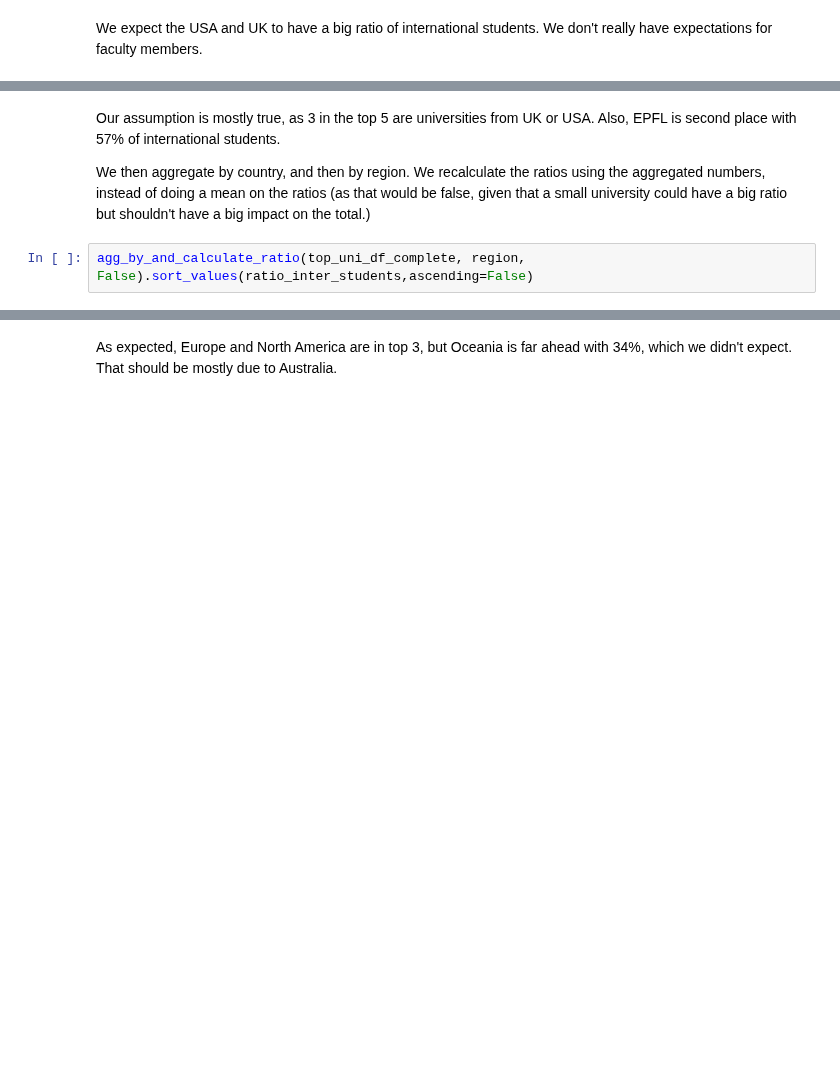
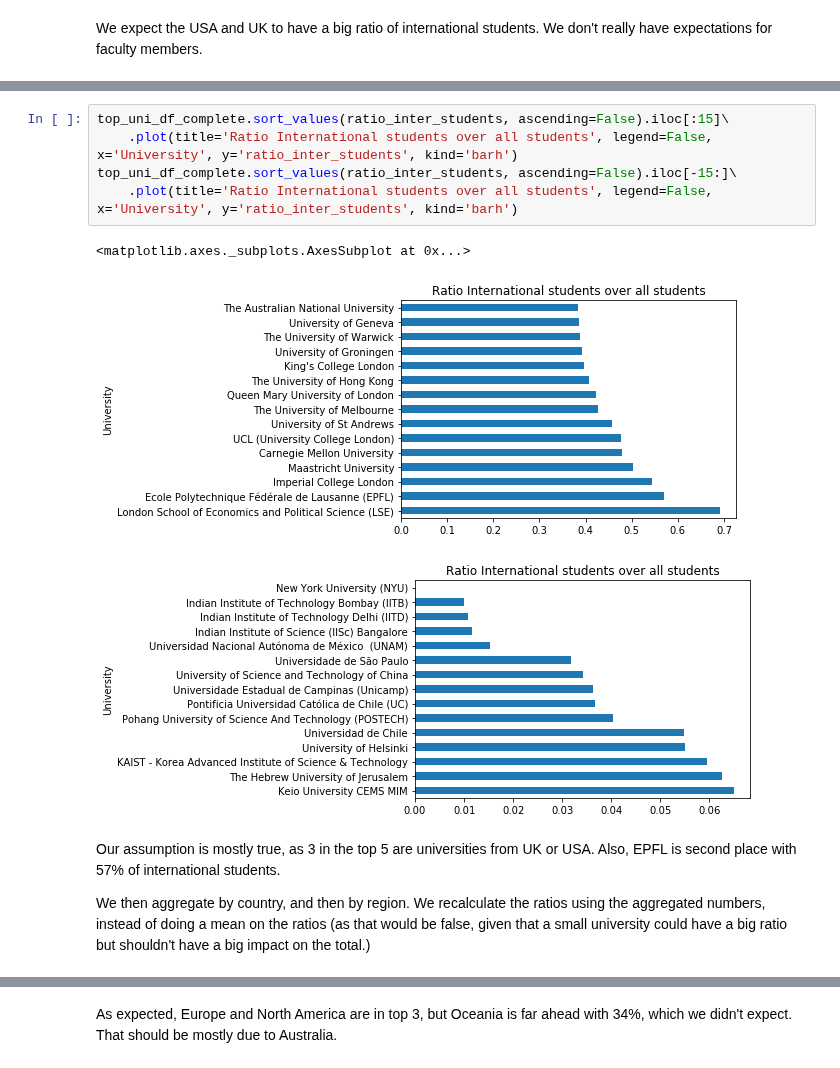
Before and after one commit to AWehenkel/ADA-2017, a Jupyter notebook: 02 - Data from the Web/Lab02.ipynb, the cells around one changed output, grey strips where cells are left out. Drawn from its saved outputs; the diff is of its cells as text; blank space fills up the shorter version.

```diff
--- a/02 - Data from the Web/Lab02.ipynb
+++ b/02 - Data from the Web/Lab02.ipynb
@@ -116,6 +131,13 @@ top_uni_df_complete.sort_values(ratio_inter_students, ascending=False).head()
+# %%
+top_uni_df_complete.sort_values(ratio_inter_students, ascending=False).iloc[:15]\
+    .plot(title='Ratio International students over all students', legend=False, x='University', y='ratio_inter_students', kind='barh')
+top_uni_df_complete.sort_values(ratio_inter_students, ascending=False).iloc[-15:]\
+    .plot(title='Ratio International students over all students', legend=False, x='University', y='ratio_inter_students', kind='barh')
+# %% [output]
+<matplotlib.axes._subplots.AxesSubplot at 0x...>
+[figure, added]
+[figure, added]
 # %% [markdown]
 Our assumption is mostly true, as 3 in the top 5 are universities from UK or USA. Also, EPFL is second place with 57% of international students.
 
 We then aggregate by country, and then by region. We recalculate the ratios using the aggregated numbers, instead of doing a mean on the ratios (as that would be false, given that a small university could have a big ratio but shouldn't have a big impact on the total.)
-# %%
-agg_by_and_calculate_ratio(top_uni_df_complete, region, False).sort_values(ratio_inter_students,ascending=False)
```
Also changed, not shown: parts of 11 cells of this notebook.
